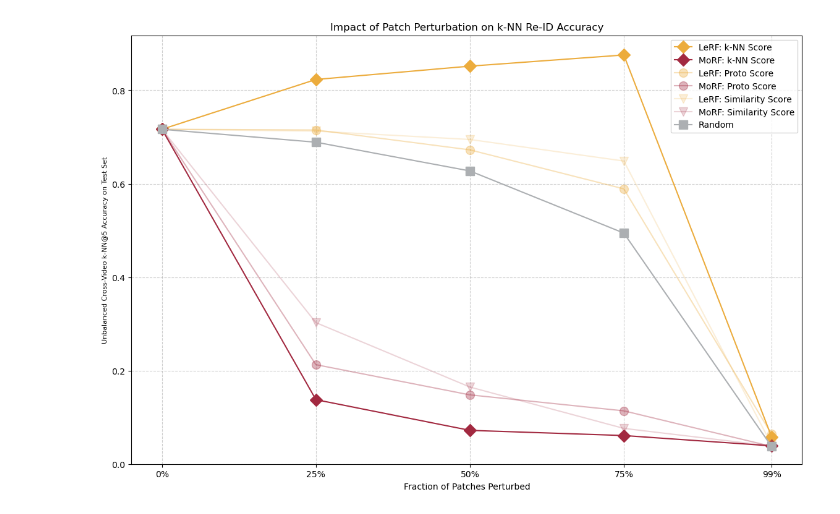
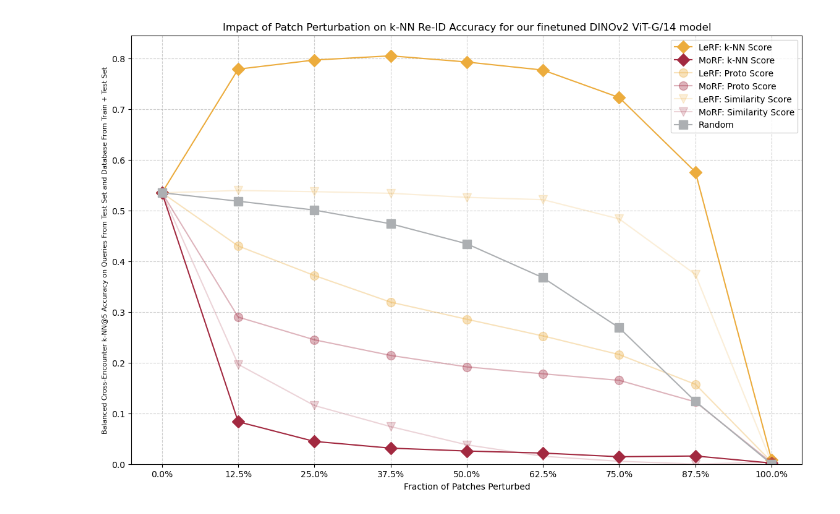
Before and after one commit to Ivenjs/attnlrp_dinov2, a Jupyter notebook: src/bachelor_thesis/presentation_plots.ipynb, the cells around one changed output. Saved outputs shown, nothing was run; the diff lists cells and outputs as text; code cells hidden in the pictures.

Commit message:
simplified visualizer, new temp results in graph for paper

```diff
--- a/src/bachelor_thesis/presentation_plots.ipynb
+++ b/src/bachelor_thesis/presentation_plots.ipynb
@@ -185,17 +1,16 @@ plt.show()
 # %%
 from collections import defaultdict
-from utils import get_hpi_colors, load_config
 import matplotlib.pyplot as plt
 
-perturbation_fractions = [0.25, 0.5, 0.75, 0.99]
-plot_fractions = [0.0] + perturbation_fractions
-DECISION_METRIC = "soft_knn_margin_all"
-cfg = load_config("finetuned", [""])
-hpi_colors = get_hpi_colors(cfg=cfg)
+hpi_red = (0.6352941176470588, 0.1607843137254902, 0.25098039215686274)
+hpi_orange = (0.807843137254902, 0.40784313725490196, 0.17647058823529413)
+hpi_yellow = (0.9254901960784314, 0.6745098039215687, 0.23921568627450981)
+hpi_gray = (0.6745098039215687, 0.6862745098039216, 0.6980392156862745)
+
 colors = {
-    'MoRF': hpi_colors["red"],
-    'LeRF': hpi_colors["yellow"],
-    'random': hpi_colors["gray"],
+    'MoRF': hpi_red,
+    'LeRF': hpi_yellow,
+    'random': hpi_gray,
 }
 
 transparencies = {
@@ -211,54 +26,62 @@ markers = {
 }
 random_marker = 's'
 
-scores  = ['k-NN Score', 'Proto Score','Similarity Score']
-results = defaultdict(lambda: defaultdict(list))
-results['Similarity Score']['MoRF'] = [0.7165932452276065, 0.302706104468219, 0.16488357457520453, 0.0763582966226138, 0.038598699391650934]
-results['Similarity Score']['LeRF'] = [0.7165932452276065, 0.7126075099643382, 0.6947765890497168, 0.6486259702118733, 0.04153555695405916]
-results['Similarity Score']['random'] = [0.7165932452276065, 0.6889028739249003, 0.6274386406544997, 0.4944409481854416, 0.03754982169079085]
+plot_fractions = [0.0, 0.125, 0.25, 0.375, 0.5, 0.625, 0.75, 0.875, 1.0]
 
-results['k-NN Score']['MoRF'] = [0.7165932452276065, 0.13782252989301447, 0.07216278581917349, 0.06104468219005664, 0.03901825047199497]
-results['k-NN Score']['LeRF'] = [0.7165932452276065, 0.8231592196349906, 0.8516886930983847, 0.8756031046779945, 0.058317600167820435]
-results['k-NN Score']['random'] = [0.7165932452276065, 0.6889028739249003, 0.6274386406544997, 0.4944409481854416, 0.03754982169079085]
+scores  = ['k-NN Score', 'Proto Score', 'Similarity Score'] # Auch knn-score mit topk hier reinnehmen? Vielleicht extra Erklärungsaufwand nicht wert, da nicht so gut
+finetuned_results = defaultdict(lambda: defaultdict(list))
+finetuned_results['Similarity Score']['MoRF'] = [0.5354129 , 0.19678792, 0.11551446, 0.07391675, 0.03799264,0.01537756, 0.00553827, 0.0, 0.00360026]
+finetuned_results['Similarity Score']['LeRF'] = [0.5354129 , 0.5398435 , 0.5375913 , 0.53433865, 0.52631986,0.5217886 , 0.48377556, 0.37419996, 0.00248139]
+finetuned_results['Similarity Score']['random'] = [0.5354129 , 0.51876765, 0.5012592 , 0.47422993, 0.4347181 ,0.3677056 , 0.26890856, 0.12381879, 0.0]
 
-results['Proto Score']['MoRF'] = [0.7165932452276065, 0.21271239773442416, 0.14810153136144324, 0.11390811831340465, 0.03775959723096287]
-results['Proto Score']['LeRF'] = [0.7165932452276065, 0.7151248164464024, 0.6725403817914831, 0.5890497168030208, 0.06398153975246486]
-results['Proto Score']['random'] = [0.7165932452276065, 0.6889028739249003, 0.6274386406544997, 0.4944409481854416, 0.03754982169079085]
+finetuned_results['k-NN Score']['MoRF'] = [0.5354129 , 0.08350542, 0.04470951, 0.03146149, 0.02572947, 0.02172784, 0.0144704 , 0.01593451, 0.00198511]
+finetuned_results['k-NN Score']['LeRF'] = [0.5354129 , 0.77931285, 0.7973267 , 0.8056423 , 0.7934455 , 0.77746654, 0.7233125 , 0.576423 , 0.00843672]
+finetuned_results['k-NN Score']['random'] = [0.5354129 , 0.51876765, 0.5012592 , 0.47422993, 0.4347181 , 0.3677056 , 0.26890856, 0.12381879, 0.0]
+
+finetuned_results['k-NN Score TopK']['MoRF'] = [0.5354129 , 0.31286132, 0.29440698, 0.28703943, 0.26079234, 0.2133247 , 0.11239873, 0.08972684, 0.00148883]
+finetuned_results['k-NN Score TopK']['LeRF'] = [0.5354129 , 0.59503436, 0.5764148 , 0.5559194 , 0.51918507,0.45084548, 0.31684625, 0.23200542, 0.00074442]
+finetuned_results['k-NN Score TopK']['random'] = [0.5354129 , 0.51876765, 0.5012592 , 0.47422993, 0.4347181 ,0.3677056 , 0.26890856, 0.12381879, 0.0]
+
+# Der "normale" knn-score gewichtet mit einem softmax *alle* embeddings der Datenbank danach, wie nah sie am query embedding sind. Die stärke der gewichtung wird durch einen
+# temp parameter bestimmt, der mit 0.01 sehr klein ist. Es werden also nur die nähesten nachbarn stark gewichtet, alle anderen fast gar nicht. (wie viele das genau sind, ist nicht zu sagen)
+
+# Der knn-score mit topk beschränkt die gewichtung auf die k-nächsten nachbarn (benutzt auch softmax + temp)
+# Es sieht so aus, als ob je größer das k, desto besser die Ergbenisse (k=1, k=5 und k=50 getestet im sweep)
+
+
+finetuned_results['Proto Score']['MoRF'] = [0.5354129 , 0.29007584, 0.24523287, 0.2143895 , 0.19180459, 0.17811523, 0.16524616, 0.12270041, 0.00248587]
+finetuned_results['Proto Score']['LeRF'] = [0.5354129 , 0.4303517 , 0.37209338, 0.3195742 , 0.28575042, 0.25286797, 0.21601315, 0.15736297, 0.00421836]
+finetuned_results['Proto Score']['random'] = [0.5354129 , 0.51876765, 0.5012592 , 0.47422993, 0.4347181 ,0.3677056 , 0.26890856, 0.12381879, 0.0]
 plt.figure(figsize=(14, 9))
 
 
 for score in scores:
     for mode in ['LeRF', 'MoRF']:
         plt.plot(plot_fractions,
-                    results[score][mode],
+                    finetuned_results[score][mode],
                     marker=markers[score],
                     markersize=10,
                     linestyle='-',
                     alpha=transparencies[score],
                     label=mode + ': ' + score,
                     color=colors.get(mode, 'black')
                 )
 
 plt.plot(plot_fractions,
-         results['k-NN Score']['random'],
+         finetuned_results['k-NN Score']['random'],
          marker=random_marker,
          markersize=10,
          linestyle='-',
          color=colors['random'],
          label='Random')
-finetuned_str = "finetuned" if cfg["model"]["finetuned"] else "base"
-plt.title(f'Impact of Patch Perturbation on k-NN Re-ID Accuracy')
+
+plt.title(f'Impact of Patch Perturbation on k-NN Re-ID Accuracy for our finetuned DINOv2 ViT-G/14 model')
 plt.xlabel('Fraction of Patches Perturbed')
-plt.ylabel(f"Balanced Cross-Encounter k-NN@{cfg['knn']['k']} Accuracy on Queries From Test Set and Database From Train + Test Set", fontsize=8)
+plt.ylabel(f"Balanced Cross-Encounter k-NN@5 Accuracy on Queries From Test Set and Database From Train + Test Set", fontsize=8)
 plt.grid(True, linestyle='--', alpha=0.6)
 plt.legend()
 plt.ylim(bottom=0)
-plt.xticks(plot_fractions, [f'{int(p*100)}%' for p in plot_fractions])
-
-model_name = "finetuned" if cfg["model"]["finetuned"] else "non_finetuned"
-
-save_path = f"knn_perturbation_impact_{model_name}_{DECISION_METRIC}.png"
-plt.savefig(save_path, bbox_inches='tight', dpi=300)
+plt.xticks(plot_fractions, [f'{p*100:.1f}%' for p in plot_fractions])
 plt.show()
 # %% [output]
-[figure, old version]
+[figure, new version]
```
Also changed, not shown: parts of 7 cells of this notebook, 2 other files.
